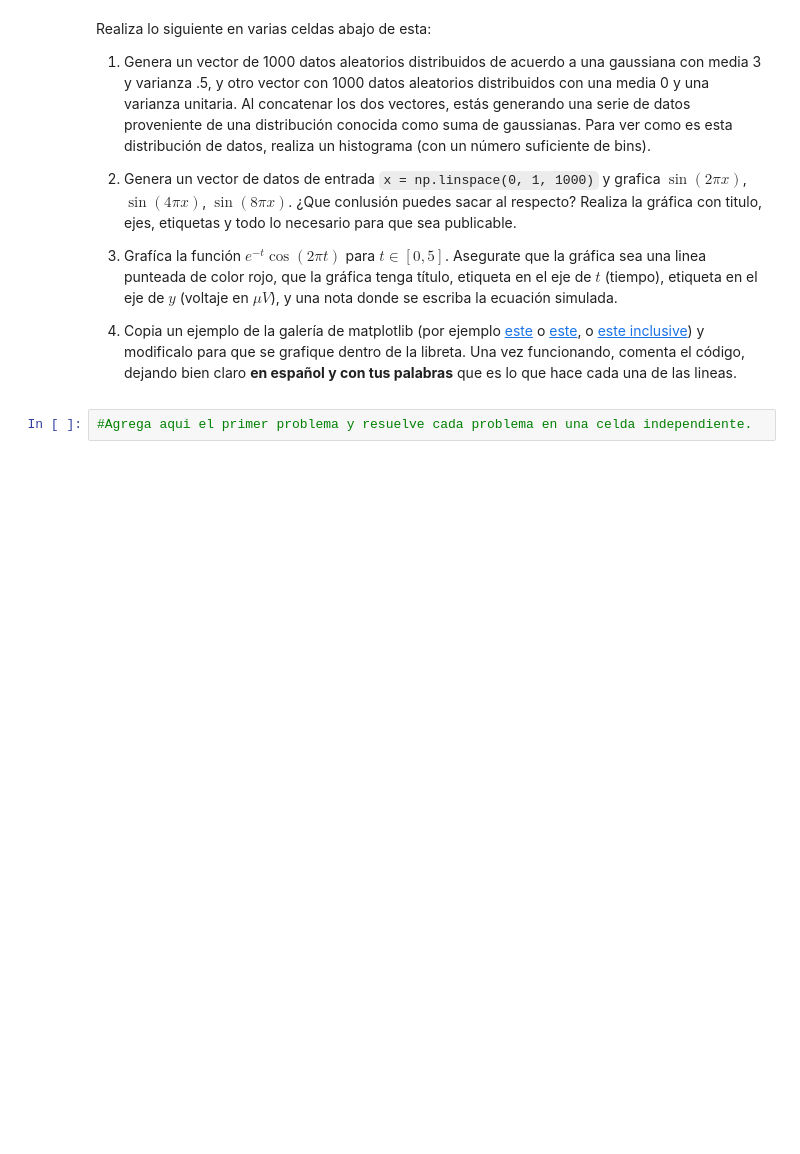
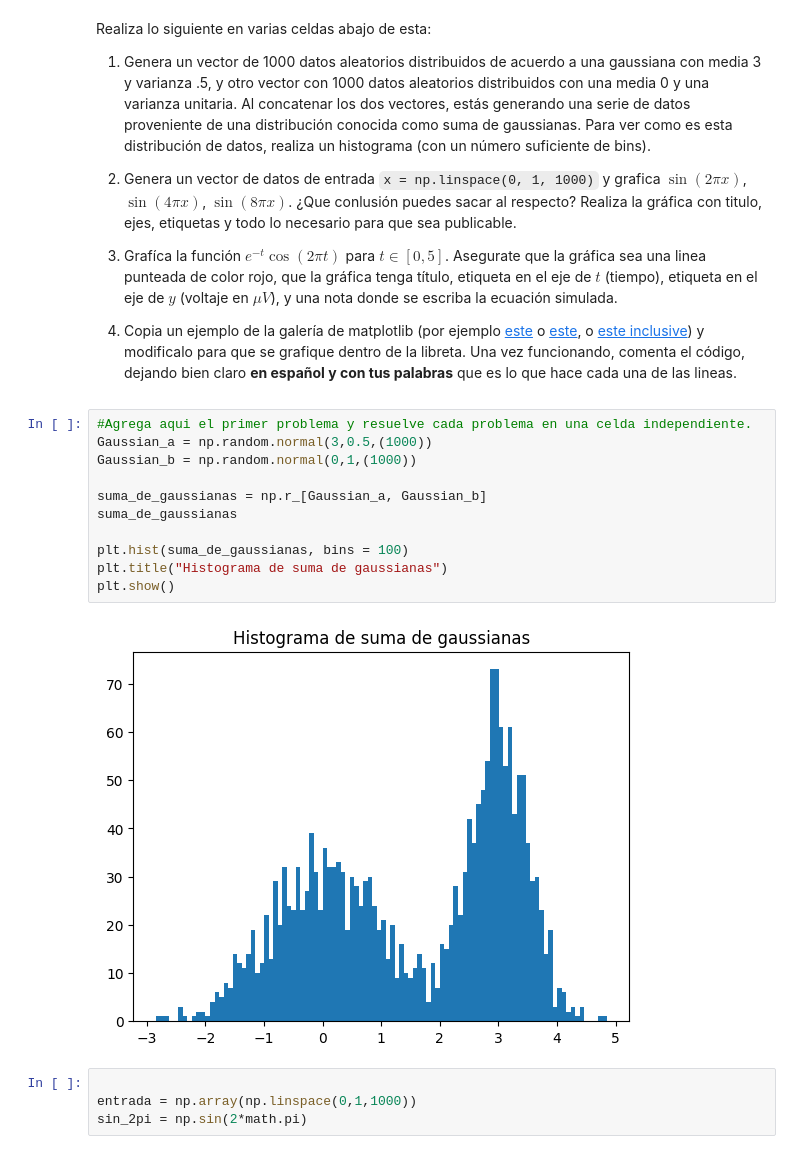
Before and after one commit to fofojaramillo/maestria-propedeuticos, a Jupyter notebook: Programacion/Introducción_numpy_matplotlib.ipynb, the cells around one changed output. Cells and saved outputs as stored; diff of their text form; blank space fills up the shorter version.

```diff
--- a/Programacion/Introducción_numpy_matplotlib.ipynb
+++ b/Programacion/Introducción_numpy_matplotlib.ipynb
@@ -614,5 +736,20 @@ Realiza lo siguiente en varias celdas abajo de esta:
 3. Grafíca la función $e^{-t}\cos(2\pi t)$ para $t \in [0, 5]$. Asegurate que la gráfica sea una linea punteada de color rojo, que la gráfica tenga título, etiqueta en el eje de $t$ (tiempo), etiqueta en el eje de $y$ (voltaje en $\mu V$), y una nota donde se escriba la ecuación simulada.
 
 4. Copia un ejemplo de la galería de matplotlib (por ejemplo [este](https://matplotlib.org/stable/gallery/lines_bars_and_markers/spectrum_demo.html#sphx-glr-gallery-lines-bars-and-markers-spectrum-demo-py) o [este](https://matplotlib.org/stable/gallery/images_contours_and_fields/contour_demo.html#sphx-glr-gallery-images-contours-and-fields-contour-demo-py), o [este inclusive](https://matplotlib.org/stable/gallery/lines_bars_and_markers/fill_between_demo.html#sphx-glr-gallery-lines-bars-and-markers-fill-between-demo-py)) y modificalo para que se grafique dentro de la libreta. Una vez funcionando, comenta el código, dejando bien claro **en español y con tus palabras** que es lo que hace cada una de las lineas.
-# %%
-#Agrega aqui el primer problema y resuelve cada problema en una celda independiente.
+# %%
+#Agrega aqui el primer problema y resuelve cada problema en una celda independiente.
+Gaussian_a = np.random.normal(3,0.5,(1000))
+Gaussian_b = np.random.normal(0,1,(1000))
+
+suma_de_gaussianas = np.r_[Gaussian_a, Gaussian_b]
+suma_de_gaussianas
+
+plt.hist(suma_de_gaussianas, bins = 100)
+plt.title("Histograma de suma de gaussianas")
+plt.show()
+# %% [output]
+[figure, added]
+# %%
+
+entrada = np.array(np.linspace(0,1,1000))
+sin_2pi = np.sin(2*math.pi)
```
Also changed, not shown: parts of 16 cells of this notebook.
